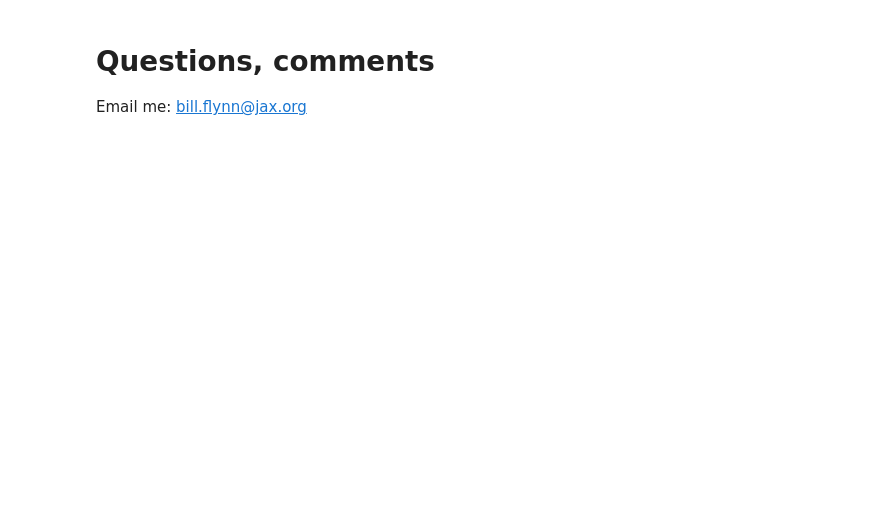
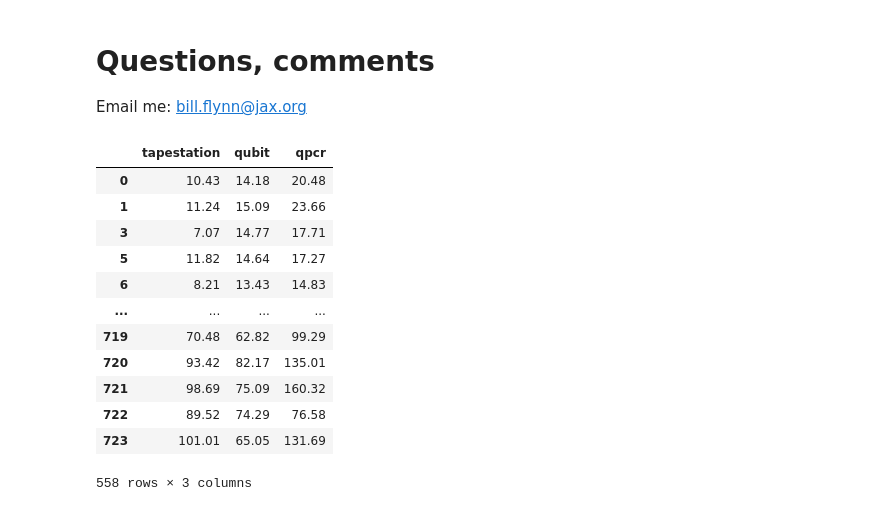
Before and after one commit to wflynny/JAX-Sleep-2023, a Jupyter notebook: index.ipynb, the cells around one changed output. Cells and saved outputs as stored; diff of their text form; code cells hidden in the pictures; blank space fills up the shorter version.

```diff
--- a/index.ipynb
+++ b/index.ipynb
@@ -965,0 +985,24 @@ Email me: <a href="mailto:bill.flynn@jax.org">bill.flynn@jax.org</a>
+# %%
+df = pd.read_table(raw_data, header=None)
+df.columns = ["tapestation", "qubit", "qpcr"]
+# %%
+for col in df.columns:
+    df[col] = pd.to_numeric(df[col], errors="coerce")
+# %%
+df.dropna(inplace=True)
+# %%
+df
+# %% [output]
+|  | tapestation | qubit | qpcr |
+| 0 | 10.43 | 14.18 | 20.48 |
+| 1 | 11.24 | 15.09 | 23.66 |
+| 3 | 7.07 | 14.77 | 17.71 |
+| 5 | 11.82 | 14.64 | 17.27 |
+| 6 | 8.21 | 13.43 | 14.83 |
+| ... | ... | ... | ... |
+| 719 | 70.48 | 62.82 | 99.29 |
+| 720 | 93.42 | 82.17 | 135.01 |
+| 721 | 98.69 | 75.09 | 160.32 |
+| 722 | 89.52 | 74.29 | 76.58 |
+| 723 | 101.01 | 65.05 | 131.69 |
+558 rows × 3 columns
```
Also changed, not shown: parts of 44 cells of this notebook, 27 other files.
